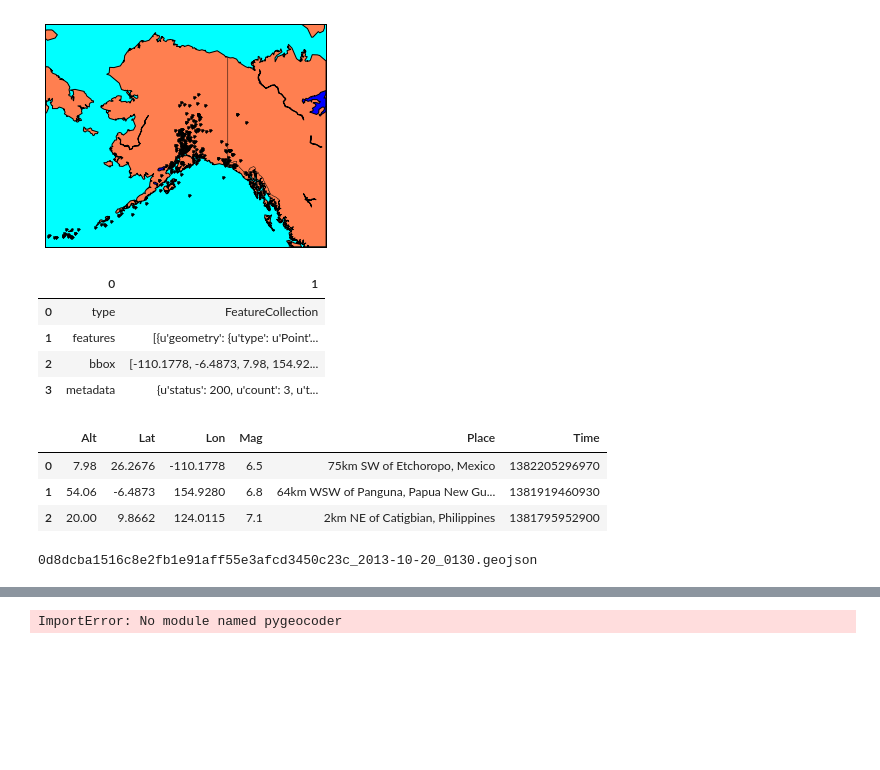
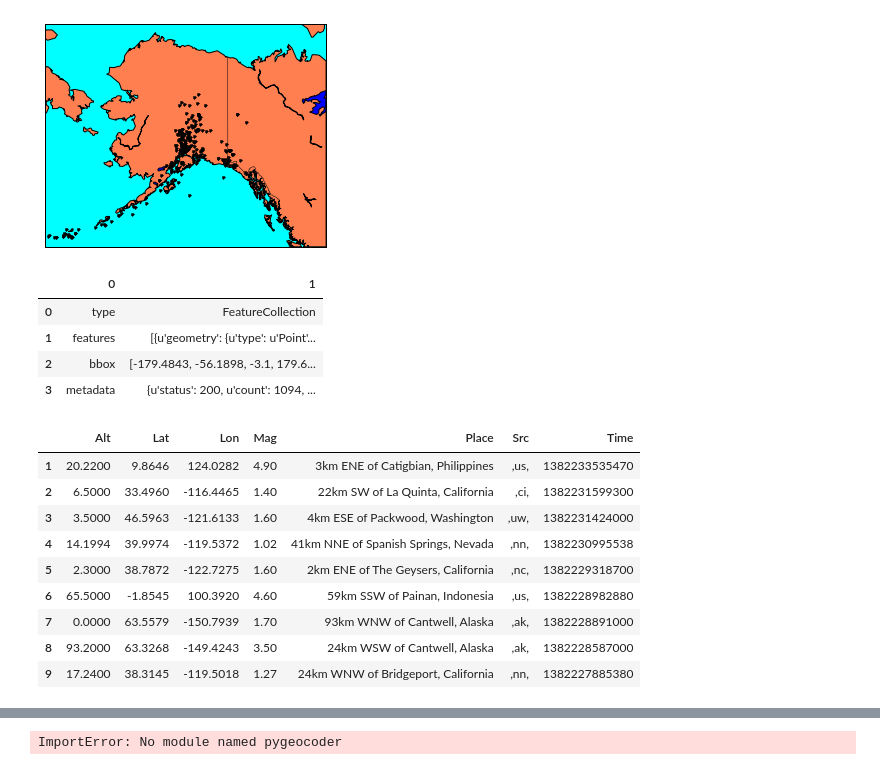
Before and after one commit to reenashah/recent-quakes, a Jupyter notebook: Recent Earthquakes.ipynb, the cells around one changed output, grey strips where cells are left out. Cells and saved outputs as stored; diff of their text form; code cells hidden in the pictures; blank space fills up the shorter version.

```diff
--- a/Recent Earthquakes.ipynb
+++ b/Recent Earthquakes.ipynb
@@ -81,7 +81,7 @@ import urllib
 import json
 import pandas as pd
 
-url = 'http://earthquake.usgs.gov/earthquakes/feed/v1.0/summary/significant_week.geojson'
+url = 'http://earthquake.usgs.gov/earthquakes/feed/v1.0/summary/1.0_week.geojson'
 d = json.loads(urllib.urlopen(url).read())
 
 data = pd.DataFrame(d.items())
@@ -90,41 +90,48 @@ data
 |  | 0 | 1 |
 | 0 | type | FeatureCollection |
 | 1 | features | [{u'geometry': {u'type': u'Point'... |
-| 2 | bbox | [-110.1778, -6.4873, 7.98, 154.92... |
-| 3 | metadata | {u'status': 200, u'count': 3, u't... |
+| 2 | bbox | [-179.4843, -56.1898, -3.1, 179.6... |
+| 3 | metadata | {u'status': 200, u'count': 1094, ... |
 # %%
 features = data[1].values[1]
 
 Latitude = []
 Longitude = []
 Altitude = []
 Magnitude = []
 Place = []
 Time = []
 Source = []
 
 for item in features:
     geometry = item['geometry']
     properties = item['properties']
     Longitude.append(geometry['coordinates'][0])
     Latitude.append(geometry['coordinates'][1])
     Altitude.append(geometry['coordinates'][2])
     Source.append(properties['sources'])
     Place.append(properties['place'])
     Time.append(properties['time'])
     Magnitude.append(properties['mag'])
 
 allQuakes = {'Src': Source, 'Time': Time, 'Place': Place,
              'Lon': Longitude, 'Lat': Latitude, 'Alt': Altitude,
              'Mag': Magnitude}
 
 df = pd.DataFrame(allQuakes)
-df
+df = df.dropna()
+df[1:10]
 # %% [output]
-|  | Alt | Lat | Lon | Mag | Place | Time |
-| 0 | 7.98 | 26.2676 | -110.1778 | 6.5 | 75km SW of Etchoropo, Mexico | 1382205296970 |
-| 1 | 54.06 | -6.4873 | 154.9280 | 6.8 | 64km WSW of Panguna, Papua New Gu... | 1381919460930 |
-| 2 | 20.00 | 9.8662 | 124.0115 | 7.1 | 2km NE of Catigbian, Philippines | 1381795952900 |
+|  | Alt | Lat | Lon | Mag | Place | Src | Time |
+| 1 | 20.2200 | 9.8646 | 124.0282 | 4.90 | 3km ENE of Catigbian, Philippines | ,us, | 1382233535470 |
+| 2 | 6.5000 | 33.4960 | -116.4465 | 1.40 | 22km SW of La Quinta, California | ,ci, | 1382231599300 |
+| 3 | 3.5000 | 46.5963 | -121.6133 | 1.60 | 4km ESE of Packwood, Washington | ,uw, | 1382231424000 |
+| 4 | 14.1994 | 39.9974 | -119.5372 | 1.02 | 41km NNE of Spanish Springs, Nevada | ,nn, | 1382230995538 |
+| 5 | 2.3000 | 38.7872 | -122.7275 | 1.60 | 2km ENE of The Geysers, California | ,nc, | 1382229318700 |
+| 6 | 65.5000 | -1.8545 | 100.3920 | 4.60 | 59km SSW of Painan, Indonesia | ,us, | 1382228982880 |
+| 7 | 0.0000 | 63.5579 | -150.7939 | 1.70 | 93km WNW of Cantwell, Alaska | ,ak, | 1382228891000 |
+| 8 | 93.2000 | 63.3268 | -149.4243 | 3.50 | 24km WSW of Cantwell, Alaska | ,ak, | 1382228587000 |
+| 9 | 17.2400 | 38.3145 | -119.5018 | 1.27 | 24km WNW of Bridgeport, California | ,nn, | 1382227885380 |
 # %%
 import urllib
 import json
@@ -157,8 +164,6 @@ def save_live_data(data_url):
     print "data retrieved and saved as: " + filename
 
 #save_live_data(url)
-# %% [output]
-0d8dcba1516c8e2fb1e91aff55e3afcd3450c23c_2013-10-20_0130.geojson
 # %%
 alaska = clean_data[clean_data.Src == 'ak']
 
```
Also changed, not shown: parts of 9 cells of this notebook, 1 other file.
